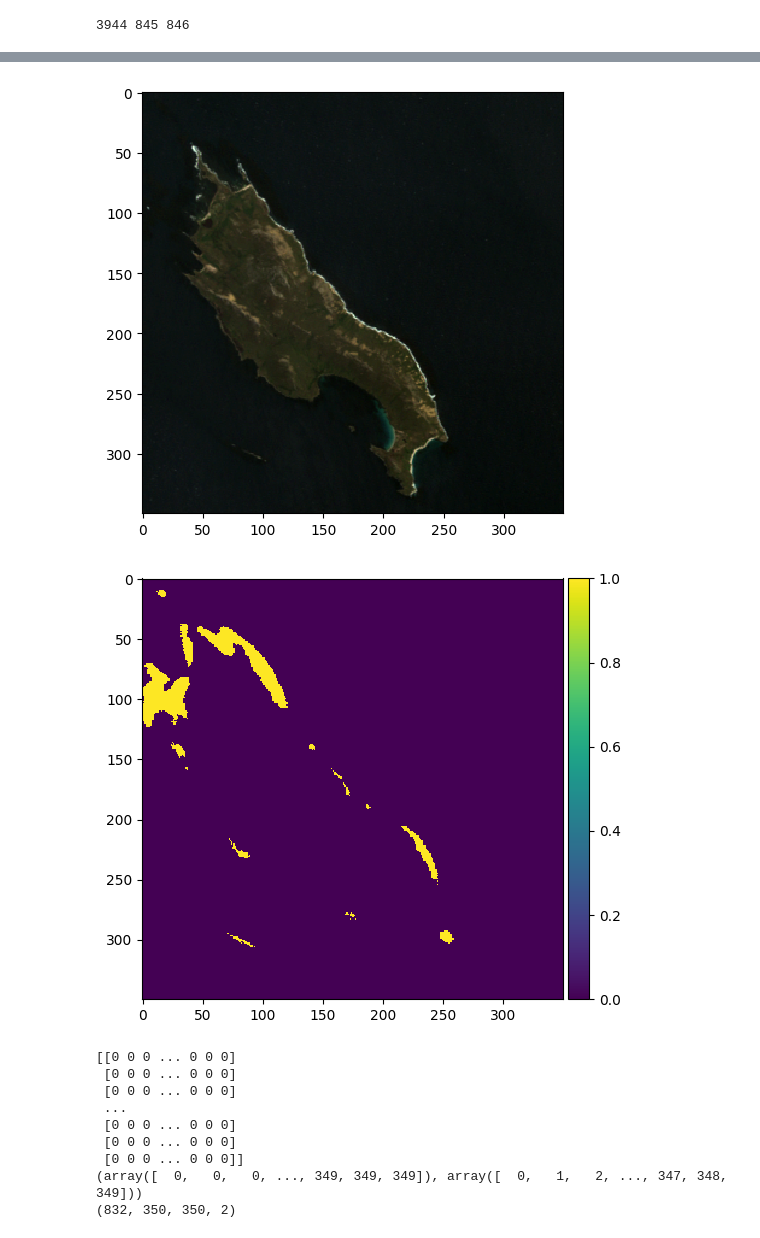
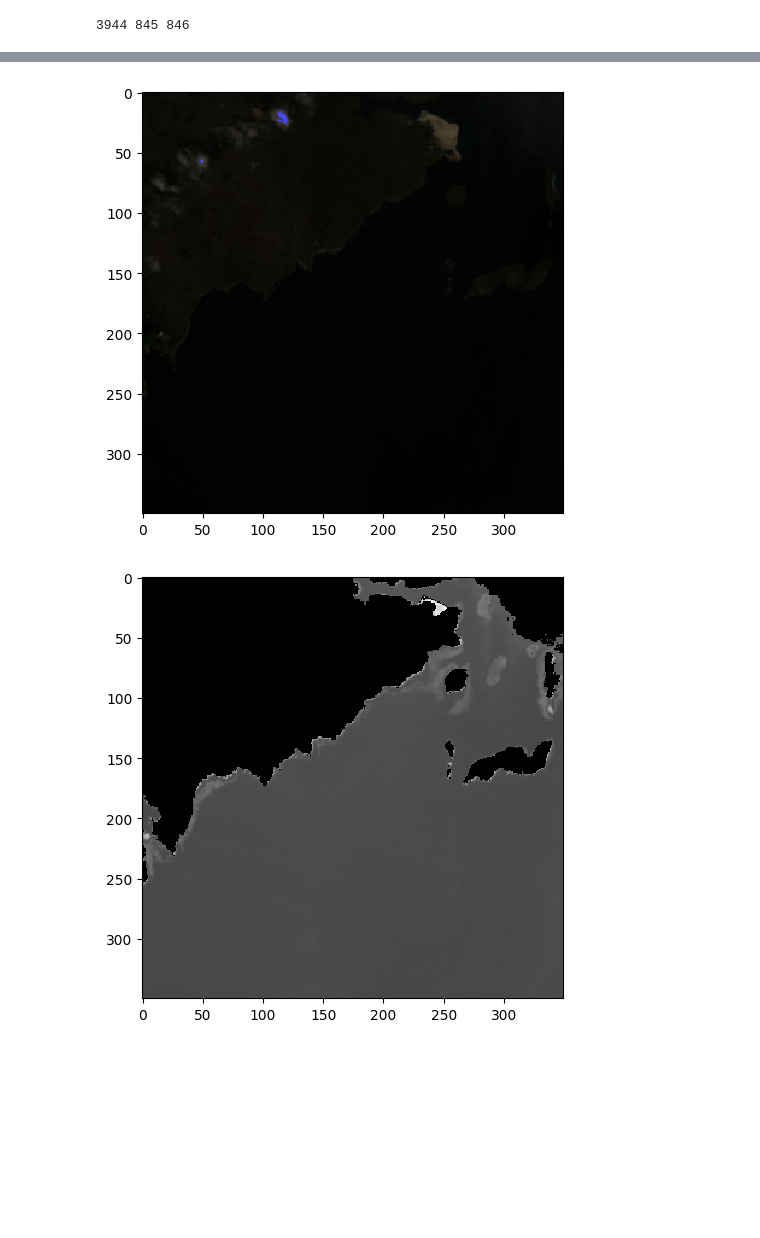
Before and after one commit to nadira30/kelp_segmentation, a Jupyter notebook: Kelp_Segmentation_Tofunmi.ipynb, the cells around one changed output, grey strips where cells are left out. Cells and saved outputs as stored; diff of their text form; code cells hidden in the pictures; blank space fills up the shorter version.

```diff
--- a/Kelp_Segmentation_Tofunmi.ipynb
+++ b/Kelp_Segmentation_Tofunmi.ipynb
@@ -140,7 +202,7 @@ class U_net_model():
       decoder_2 = self.decoder(decoder_1, skip1, 64)
 
       # Use softmax instead ***
-      out = Conv2D(self.num_classes, 1, padding="same", activation="sigmoid")(decoder_2)
+      out = Conv2D(self.num_classes, 1, padding="same", activation="softmax")(decoder_2)
 
       model = Model(input1, out)
       return model
@@ -239,13 +328,13 @@ train_gen = DataBatches(batch_size, img_size, X_train, y_train)
 val_gen = DataBatches(batch_size, img_size, X_val, y_val)
 test_gen = DataBatches(batch_size, img_size, X_test, y_test)
 # %%
-image_shape = (350,350,5)
+image_shape = (350,350,3)
 model = U_net_model(image_shape,num_classes).U_Net()
-# model.compile(optimizer="adam", loss="sparse_categorical_crossentropy")
-model.compile(optimizer= keras.optimizers.Adam(learning_rate=5e-3),loss=keras.losses.BinaryCrossentropy())
+# model.compile(optimizer=keras.optimizers.Adam(learning_rate=5e-3), loss=dice_loss)
+model.compile(optimizer= keras.optimizers.RMSprop(learning_rate=5e-3),loss=keras.losses.sparse_categorical_crossentropy)
 
 callbacks = [
-    keras.callbacks.ModelCheckpoint("kelp_segmentation_NDVR_NDWI_RGB.h5", save_best_only=True)
+    keras.callbacks.ModelCheckpoint("kelp_segmentation_NIR.h5", save_best_only=True)
 ]
 
 # Train the model, doing validation at the end of each epoch.
@@ -286,39 +368,31 @@ test_preds = model.predict(test_gen)
 # %%
 def display_mask(i):
     """Quick utility to display a model's prediction."""
     mask = np.argmax(test_preds[i], axis=-1)
-    print(mask)
-    print(np.where(mask == 0))
-    print(test_preds.shape)
     mask = np.expand_dims(mask, axis=-1)
     io.imshow(mask)
     plt.show()
 
 # Display results for validation image #206
-i = 206
-
+i = 76
 # Display input image
 RGB_image = X_test[i][:,:,2:5]
 RGB_image = minmax_scale(RGB_image.ravel(), feature_range=(0,255)).reshape(RGB_image.shape)
 io.imshow(np.uint8(RGB_image))
+plt.show()
+
+NIR_image = X_test[i][:,:,1]
+NIR_image = minmax_scale(NIR_image.ravel(), feature_range=(0,255)).reshape(NIR_image.shape)
+io.imshow(np.uint8(NIR_image))
 plt.show()
 
 # Display ground-truth target mask
 im_label = y_test[i]
 io.imshow(np.uint8(im_label))
 plt.show()
 
 # Display mask predicted by our model
 display_mask(i)
 # %% [output]
-[figure, old version]
+[figure, new version]
-[figure, old version]
+[figure, new version]
-[[0 0 0 ... 0 0 0]
- [0 0 0 ... 0 0 0]
- [0 0 0 ... 0 0 0]
- ...
- [0 0 0 ... 0 0 0]
- [0 0 0 ... 0 0 0]
- [0 0 0 ... 0 0 0]]
-(array([  0,   0,   0, ..., 349, 349, 349]), array([  0,   1,   2, ..., 347, 348, 349]))
-(832, 350, 350, 2)
```
Also changed, not shown: parts of 12 cells of this notebook.
